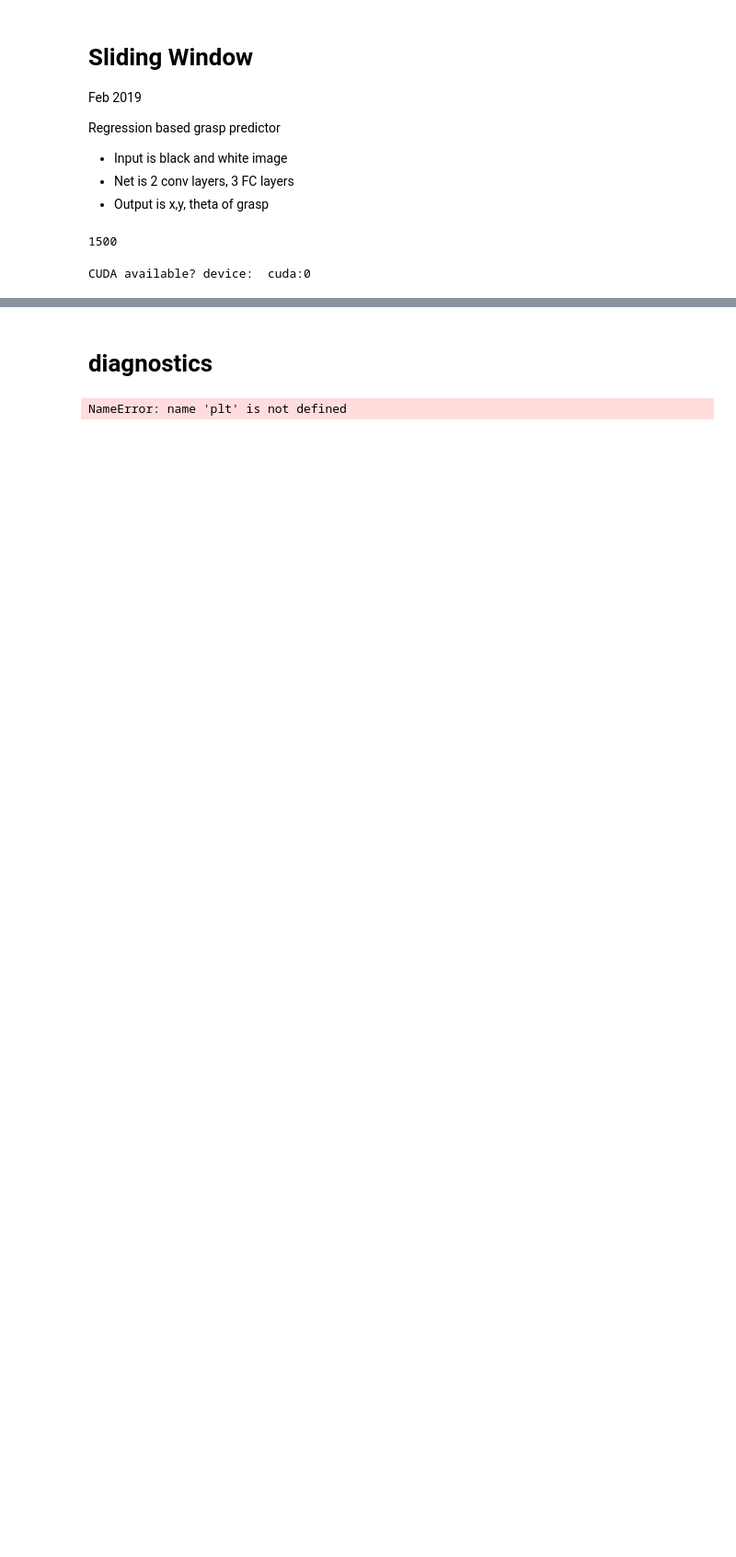
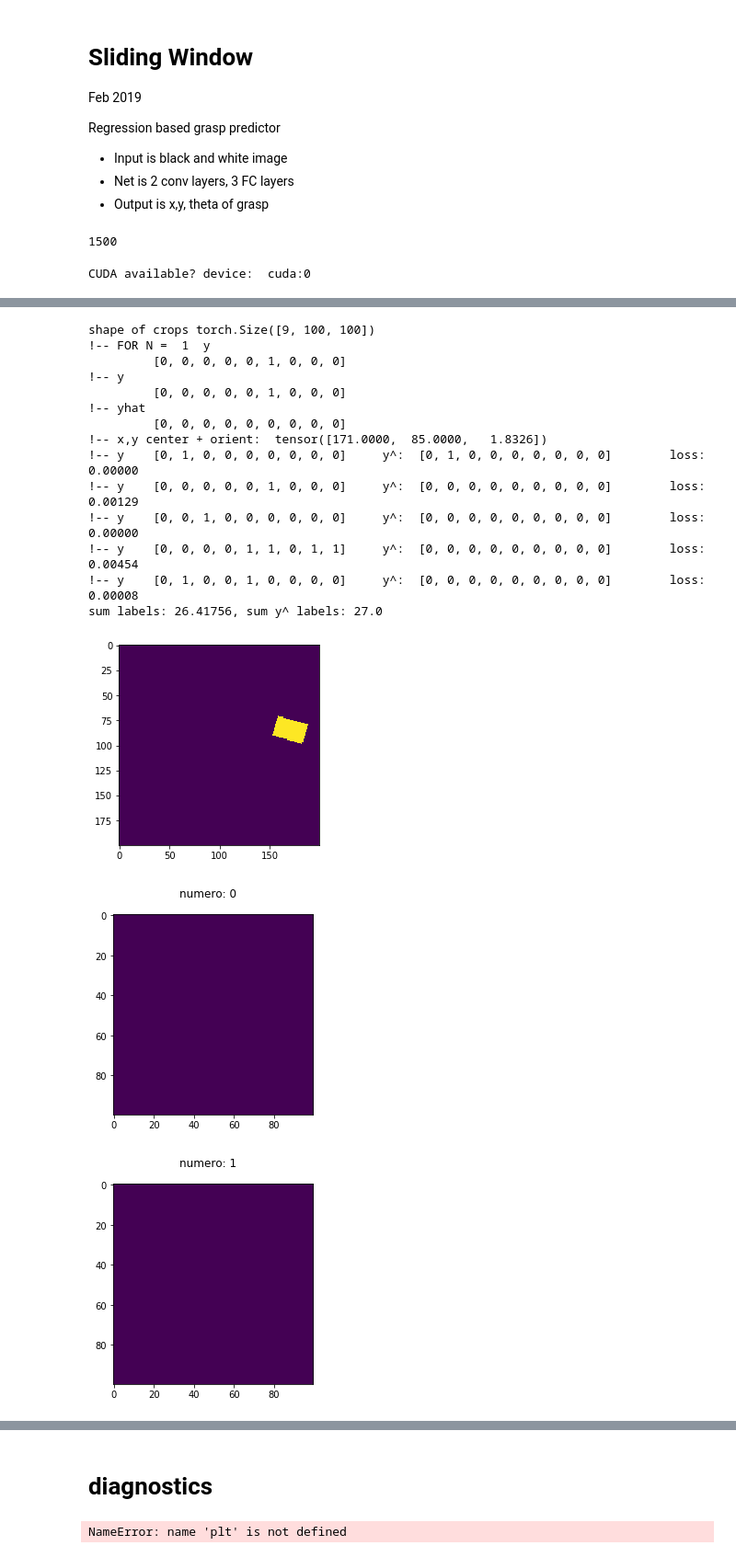
Before and after one commit to nouyang/platt2018, a Jupyter notebook: rcnn_depth/Sliding Window.ipynb, the cells around one changed output, grey strips where cells are left out. Shown at 92% size. Cells and saved outputs as stored; diff of their text form; code cells hidden in the pictures; blank space fills up the shorter version.

Commit message:
Well, added some pretty loss printing fxn from internet

```diff
--- a/rcnn_depth/Sliding Window.ipynb
+++ b/rcnn_depth/Sliding Window.ipynb
@@ -97,7 +97,7 @@ class RectDepthImgsDataset(Dataset):
 
         STEPSIZE = 50  # todo make this input arguments
         WINDOWSIZE = (100, 100)
-        MARGIN_PX = 10
+        MARGIN_PX =15
         self.step = STEPSIZE
         self.cropSize = WINDOWSIZE
         self.detectMargin = MARGIN_PX
@@ -122,7 +122,7 @@ class RectDepthImgsDataset(Dataset):
         # print('\n!-- For debugging --', 'We have our labels', len(labels),
         # labels)
 
-        sample = image, torch.FloatTensor(labels)
+        sample = image, torch.FloatTensor(labels), coords
         return sample
 
     def makeCrops(self, image, stepSize, windowSize, rectCenter, detectMargin):
@@ -137,13 +137,13 @@ class RectDepthImgsDataset(Dataset):
         # TODO : look into why it's y,x !
         # print('image type in crops', type(image))
         # print('image size', image.shape)
-        for x in range(0, image.shape[0] - windowSize[0] + 1, stepSize):
-            for y in range(0, image.shape[1] - windowSize[1] + 1, stepSize):
-                end_x, end_y = x + windowSize[0], y + windowSize[1]
+        for y in range(0, image.shape[0] - windowSize[0] + 1, stepSize):
+            for x in range(0, image.shape[1] - windowSize[1] + 1, stepSize):
+                end_x, end_y = x + windowSize[1], y + windowSize[0]
                 # print('end_x, end_y', end_x, end_y)
                 hasRect = (x + margin < c_x < end_x - margin) and \
                     (y + margin < c_y < end_y - margin)
-                crops.append(image[x:end_x, y:end_y])
+                crops.append(image[y:end_y, x:end_x])
                 truths.append(hasRect)
         # print('length of truths in makeCrops', len(truths))
         return crops, truths
@@ -150,9 +376,5 @@ class RectDepthImgsDataset(Dataset):
 # %%
 # Hyper parameters
-
-#num_epochs = 50
-#num_classes = 3 # predicting x,y,orientation
-#learning_rate = 0.001
 batch_size = 15
 
 device = torch.device("cuda:0" if torch.cuda.is_available() else "cpu")
@@ -170,5 +392,9 @@ test_dataset = RectDepthImgsDataset(img_dir='./data/test', coords=test_truth)
 # Data loader
 test_loader = DataLoader(dataset=test_dataset, batch_size=batch_size,
                           shuffle=True)
+
+
+model = myNet(IMG_X, IMG_Y)
+model = model.to(device)
 # %% [output]
 CUDA available? device:  cuda:0
@@ -453,0 +576,45 @@ i_batch 19
+# %%
+n = 1
+
+imgSample = images[n]
+crops, truths = makeCrops(imgSample, 50, (100,100), coords[n])
+#print(len(labels))
+print('!-- FOR N = ', n, ' y \n\t', [int(n) for n in labels[n]])
+print('!-- y \n\t', [int(n) for n in truths])
+print('!-- yhat \n\t', [int(o) for o in outputs[n]])
+print('!-- x,y center + orient: ', coords[n])
+
+for n in range(5):
+    print('!-- y \t', [int(n) for n in labels[n]],
+          '\t y^: ', [int(o) for o in outputs[n]],
+          '\t loss: %.5f' % (criterion(outputs[n], labels[n].to(device))))
+
+plt.imshow(imgSample)
+
+for (i, crop) in enumerate(crops):
+    #print("1-index number of window: ", i+1, 'x', x, 'y', y, 'has rectangle?', hasRect)
+    plt.figure()
+    plt.suptitle('numero: %d' % (i))
+    plt.imshow(crop)
+
+
+print('sum labels: %s, sum y^ labels: %s' % (np.sum(outputs.cpu().numpy()),
+    np.sum(labels.cpu().numpy())))
+# %% [output]
+shape of crops torch.Size([9, 100, 100])
+!-- FOR N =  1  y
+         [0, 0, 0, 0, 0, 1, 0, 0, 0]
+!-- y
+         [0, 0, 0, 0, 0, 1, 0, 0, 0]
+!-- yhat
+         [0, 0, 0, 0, 0, 0, 0, 0, 0]
+!-- x,y center + orient:  tensor([171.0000,  85.0000,   1.8326])
+!-- y    [0, 1, 0, 0, 0, 0, 0, 0, 0]     y^:  [0, 1, 0, 0, 0, 0, 0, 0, 0]        loss: 0.00000
+!-- y    [0, 0, 0, 0, 0, 1, 0, 0, 0]     y^:  [0, 0, 0, 0, 0, 0, 0, 0, 0]        loss: 0.00129
+!-- y    [0, 0, 1, 0, 0, 0, 0, 0, 0]     y^:  [0, 0, 0, 0, 0, 0, 0, 0, 0]        loss: 0.00000
+!-- y    [0, 0, 0, 0, 1, 1, 0, 1, 1]     y^:  [0, 0, 0, 0, 0, 0, 0, 0, 0]        loss: 0.00454
+!-- y    [0, 1, 0, 0, 1, 0, 0, 0, 0]     y^:  [0, 0, 0, 0, 0, 0, 0, 0, 0]        loss: 0.00008
+sum labels: 26.41756, sum y^ labels: 27.0
+[figure, added]
+[figure, added]
+[figure, added]
```
Also changed, not shown: parts of 15 cells of this notebook.
